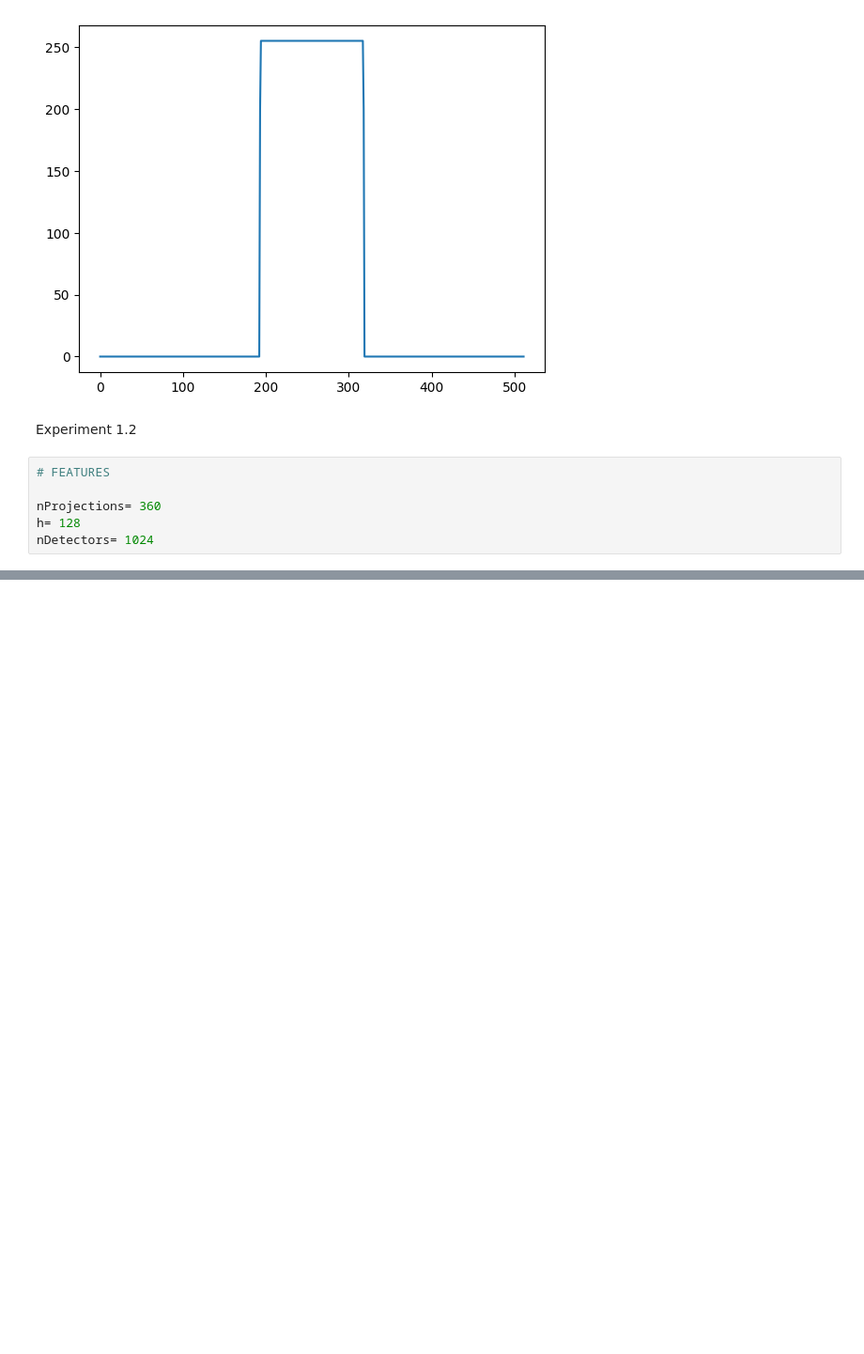
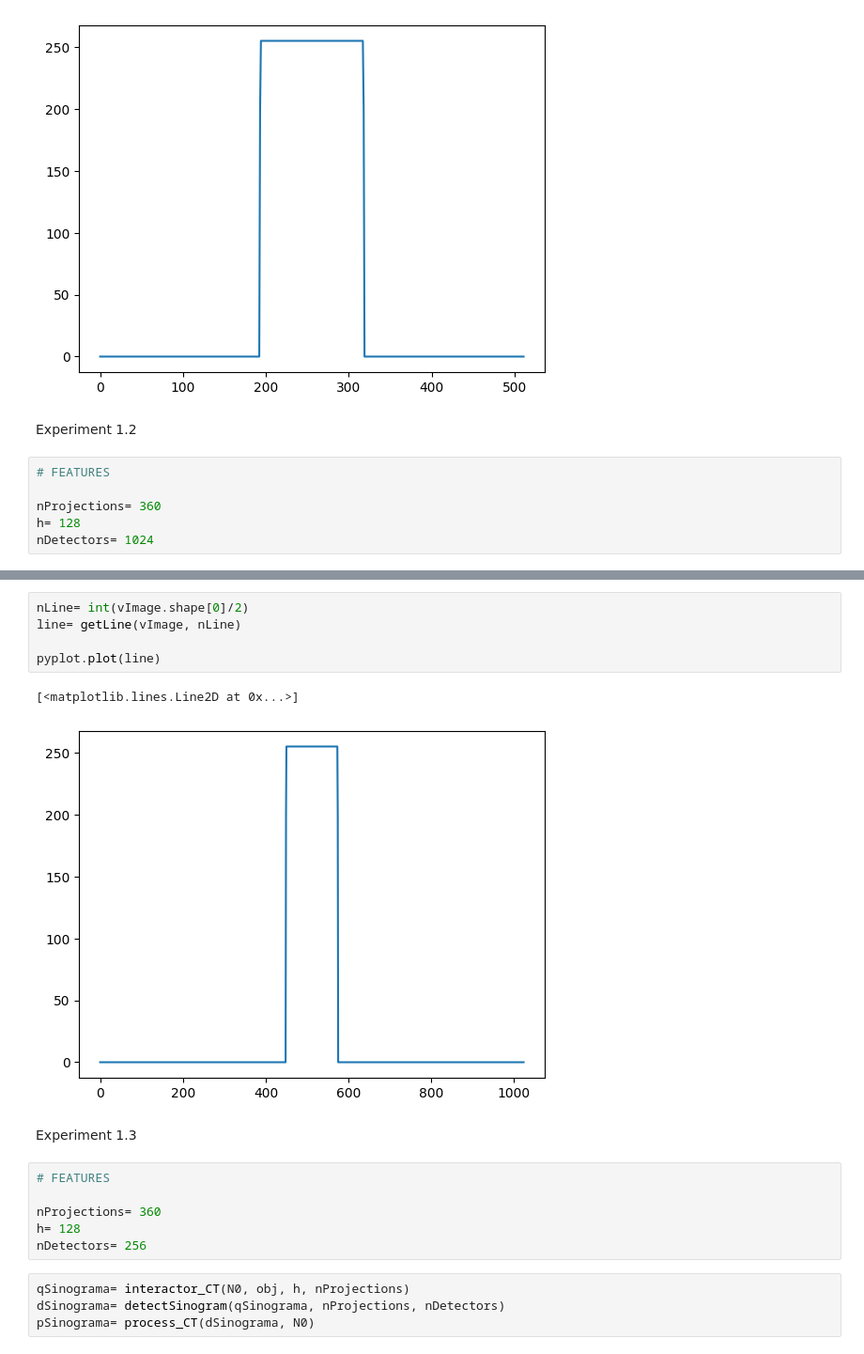
Before and after one commit to Leo00010011/IPBMI_Notebooks, a Jupyter notebook: E8/IPBMA_8_CT-Slice-Reconstruction.ipynb, the cells around one changed output, grey strips where cells are left out. Shown: that part at 94% size. Drawn from its saved outputs; the diff is of its cells as text; blank space fills up the shorter version.

```diff
--- a/E8/IPBMA_8_CT-Slice-Reconstruction.ipynb
+++ b/E8/IPBMA_8_CT-Slice-Reconstruction.ipynb
@@ -194,0 +187,20 @@ pyplot.show()
+# %%
+nLine= int(vImage.shape[0]/2)
+line= getLine(vImage, nLine)
+
+pyplot.plot(line)
+# %% [output]
+[<matplotlib.lines.Line2D at 0x...>]
+[figure, added]
+# %% [markdown]
+Experiment 1.3
+# %%
+# FEATURES
+
+nProjections= 360
+h= 128
+nDetectors= 256
+# %%
+qSinograma= interactor_CT(N0, obj, h, nProjections)
+dSinograma= detectSinogram(qSinograma, nProjections, nDetectors)
+pSinograma= process_CT(dSinograma, N0)
```
Also changed, not shown: parts of 22 cells of this notebook, 1 other file.
